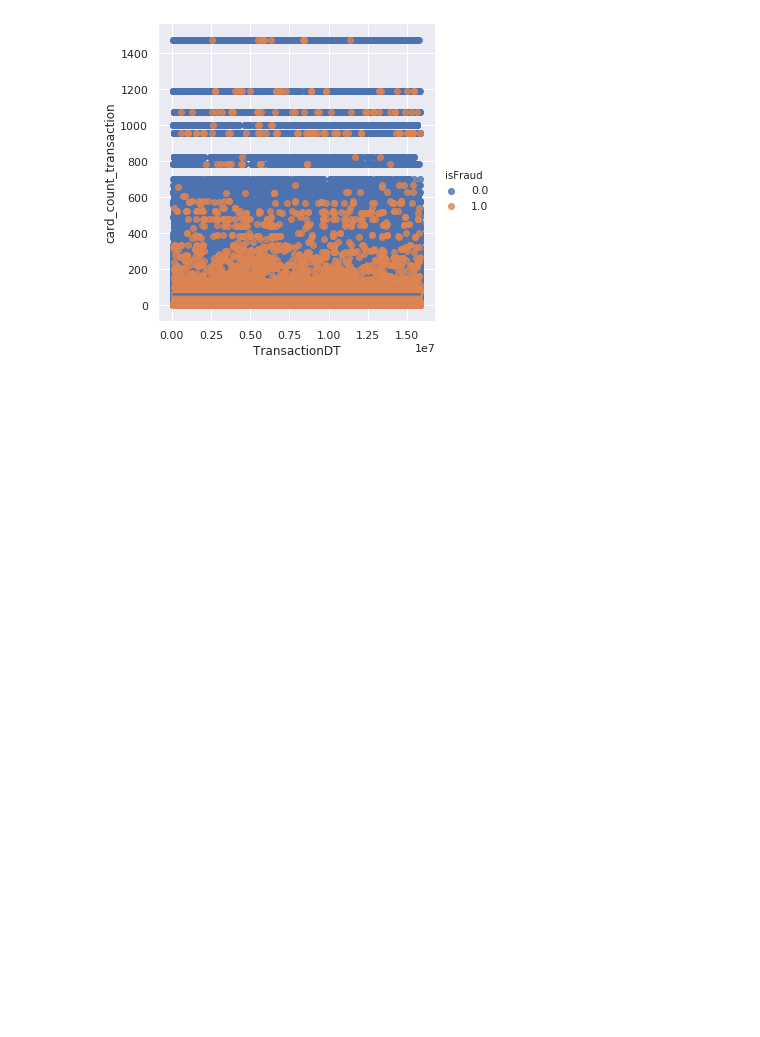
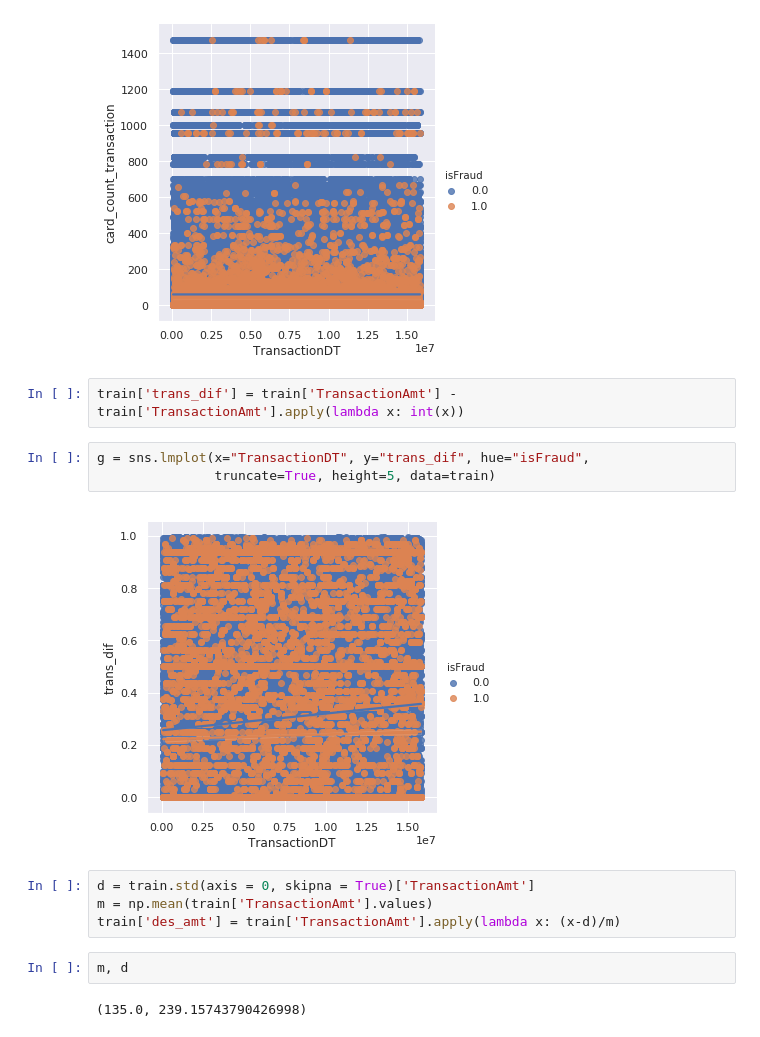
Before and after one commit to rodgomrod/kaggle_ieee_fraud, a Jupyter notebook: exploring_features_2nd_round.ipynb, the cells around one changed output. Cells and saved outputs as stored; diff of their text form; blank space fills up the shorter version.

```diff
--- a/exploring_features_2nd_round.ipynb
+++ b/exploring_features_2nd_round.ipynb
@@ -67,3 +81,18 @@ g = sns.lmplot(x="TransactionDT", y="card_count_transaction", hue="isFraud",
                truncate=True, height=5, data=train2[['TransactionDT', 'card_count_transaction', 'isFraud']])
 # %% [output]
 [figure]
+# %%
+train['trans_dif'] = train['TransactionAmt'] - train['TransactionAmt'].apply(lambda x: int(x))
+# %%
+g = sns.lmplot(x="TransactionDT", y="trans_dif", hue="isFraud",
+               truncate=True, height=5, data=train)
+# %% [output]
+[figure, added]
+# %%
+d = train.std(axis = 0, skipna = True)['TransactionAmt']
+m = np.mean(train['TransactionAmt'].values)
+train['des_amt'] = train['TransactionAmt'].apply(lambda x: (x-d)/m)
+# %%
+m, d
+# %% [output]
+(135.0, 239.15743790426998)
```
Also changed, not shown: parts of 9 cells of this notebook, 2 other files.
